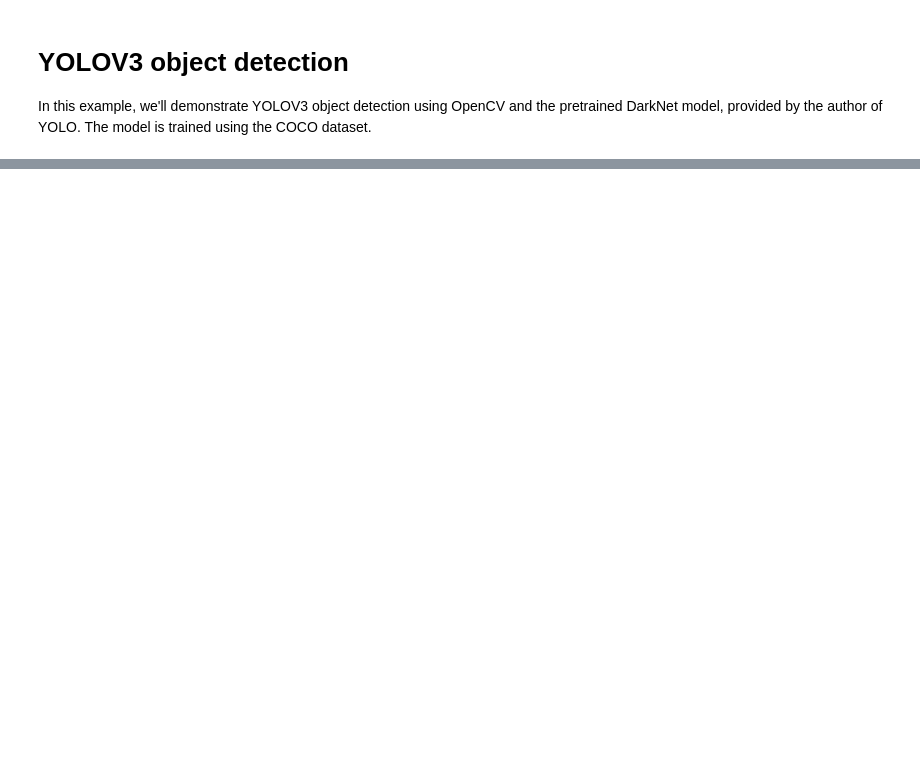
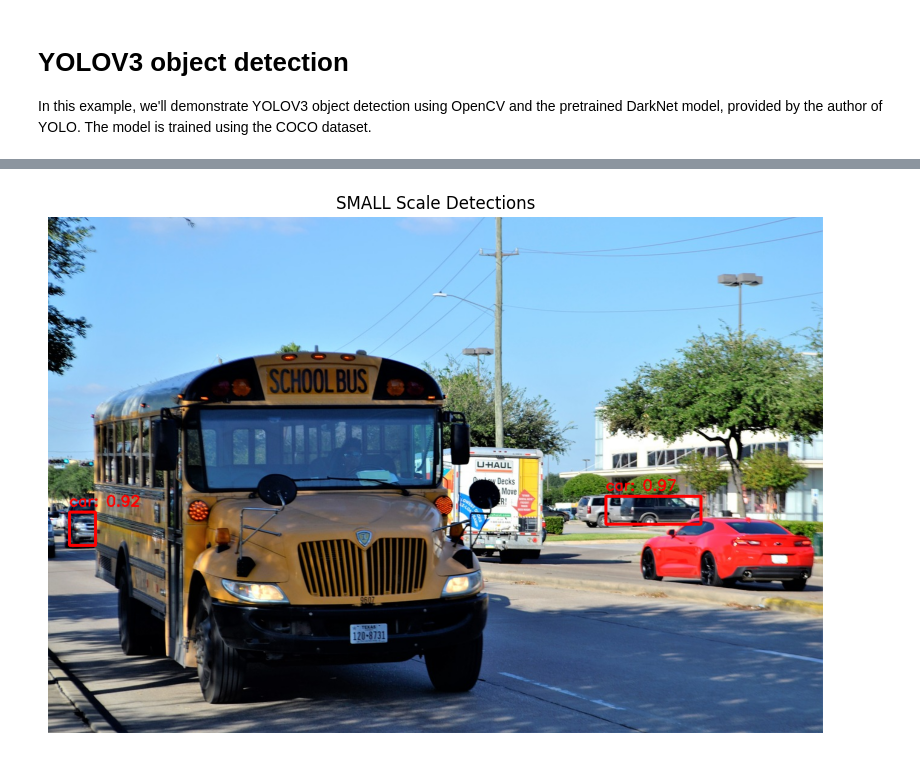
Before and after one commit to ByVictorrr/Advanced-Deep-Learning-with-Python, a Jupyter notebook: chapter4/yolov3.ipynb, the cells around one changed output, grey strips where cells are left out. Cells and saved outputs as stored; diff of their text form; code cells hidden in the pictures; blank space fills up the shorter version.

```diff
--- a/chapter4/yolov3.ipynb
+++ b/chapter4/yolov3.ipynb
@@ -20,0 +297,10 @@ SyntaxError: invalid syntax (85865275.py, line 3)
+# %%
+
+# Display the SMALL scale detections
+plt.figure(figsize=(10, 10))
+plt.title("SMALL Scale Detections")
+plt.imshow(output_image_small_rgb)
+plt.axis("off")
+plt.show()
+# %% [output]
+[figure, added]
```
Also changed, not shown: parts of 35 cells of this notebook, 3 other files.
